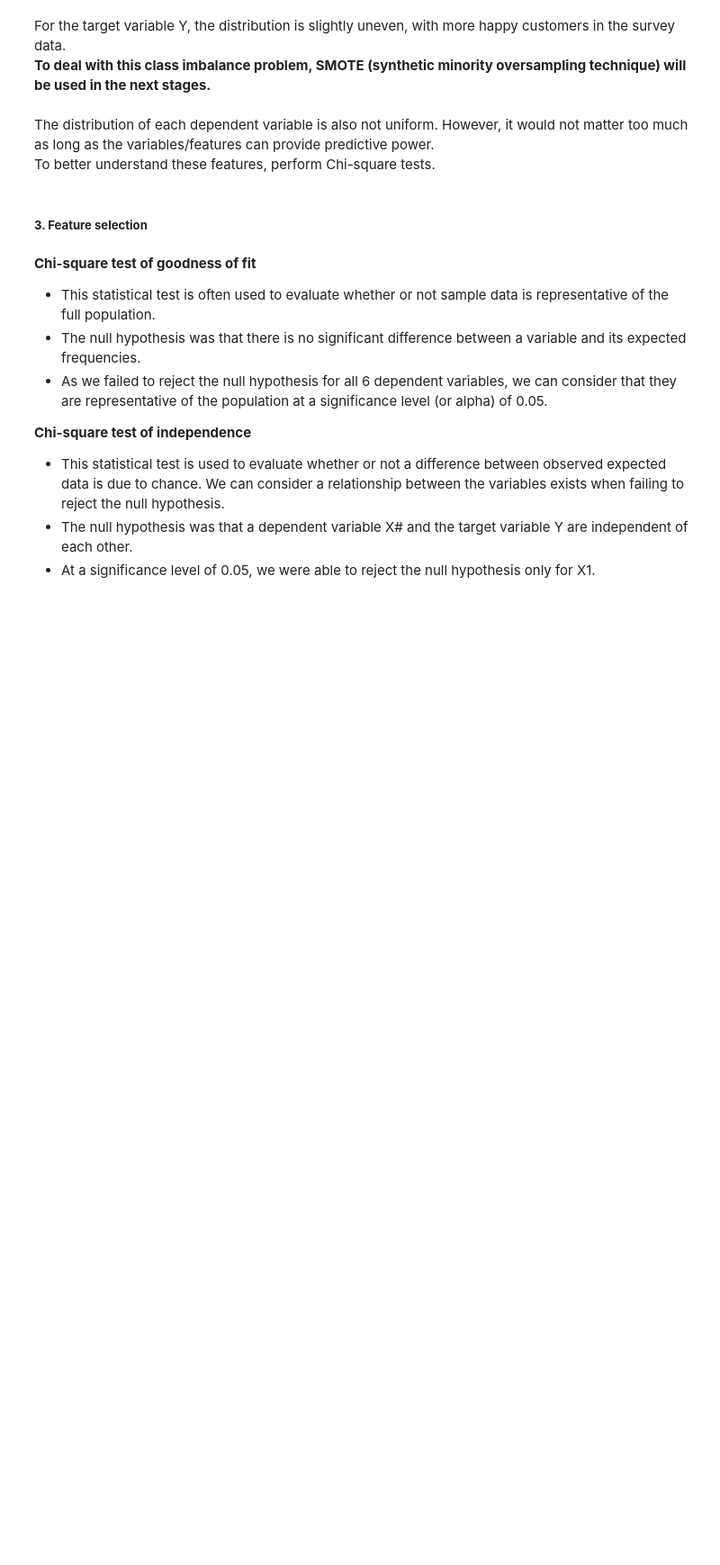
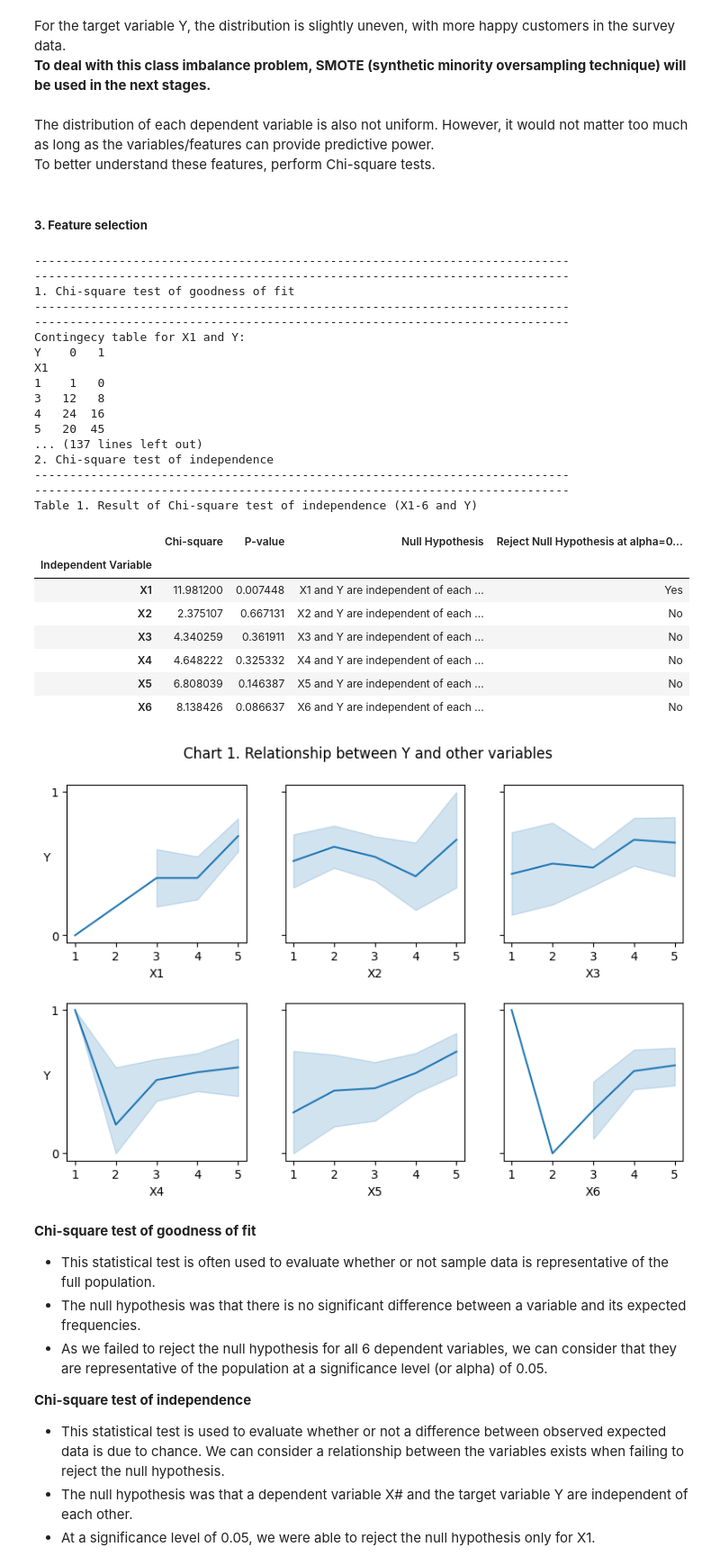
Before and after one commit to henryhyunwookim/Happy-Customers, a Jupyter notebook: Happy Costomers.ipynb, the cells around one changed output. Shown at 90% size. Saved outputs shown, nothing was run; the diff lists cells and outputs as text; code cells hidden in the pictures; blank space fills up the shorter version.

```diff
--- a/Happy Costomers.ipynb
+++ b/Happy Costomers.ipynb
@@ -30,15 +62,42 @@ To better understand these features, perform Chi-square tests.
 # %% [markdown]
 ##### <b>3. Feature selection</b>
 # %%
-# chi_independence_df = run_chi_tests(data=survey_df, target="Y", significance_level=0.05,
-#                                     plot_row=2, plot_col=3, figsize=(8,5))
-# print("----------------------------------------------------------------------------")
-# print("----------------------------------------------------------------------------")
-# print("2. Chi-square test of independence")
-# print("----------------------------------------------------------------------------")
-# print("----------------------------------------------------------------------------")
-# print("Table 1. Result of Chi-square test of independence (X1-6 and Y)")
-# chi_independence_df.set_index("Independent Variable")
+chi_independence_df = run_chi_tests(data=survey_df, target="Y", significance_level=0.05,
+                                    plot_row=2, plot_col=3, figsize=(8,5))
+print("----------------------------------------------------------------------------")
+print("----------------------------------------------------------------------------")
+print("2. Chi-square test of independence")
+print("----------------------------------------------------------------------------")
+print("----------------------------------------------------------------------------")
+print("Table 1. Result of Chi-square test of independence (X1-6 and Y)")
+chi_independence_df.set_index("Independent Variable")
+# %% [output]
+----------------------------------------------------------------------------
+----------------------------------------------------------------------------
+1. Chi-square test of goodness of fit
+----------------------------------------------------------------------------
+----------------------------------------------------------------------------
+Contingecy table for X1 and Y:
+Y    0   1
+X1
+1    1   0
+3   12   8
+4   24  16
+5   20  45
+... (137 lines left out)
+2. Chi-square test of independence
+----------------------------------------------------------------------------
+----------------------------------------------------------------------------
+Table 1. Result of Chi-square test of independence (X1-6 and Y)
+|  | Chi-square | P-value | Null Hypothesis | Reject Null Hypothesis at alpha=0... |
+| Independent Variable |  |  |  |  |
+| X1 | 11.981200 | 0.007448 | X1 and Y are independent of each ... | Yes |
+| X2 | 2.375107 | 0.667131 | X2 and Y are independent of each ... | No |
+| X3 | 4.340259 | 0.361911 | X3 and Y are independent of each ... | No |
+| X4 | 4.648222 | 0.325332 | X4 and Y are independent of each ... | No |
+| X5 | 6.808039 | 0.146387 | X5 and Y are independent of each ... | No |
+| X6 | 8.138426 | 0.086637 | X6 and Y are independent of each ... | No |
+[figure, added]
 # %% [markdown]
 <b>Chi-square test of goodness of fit</b><br>
 - This statistical test is often used to evaluate whether or not sample data is representative of the full population.
```
Also changed, not shown: parts of 32 cells of this notebook, 3 other files.
